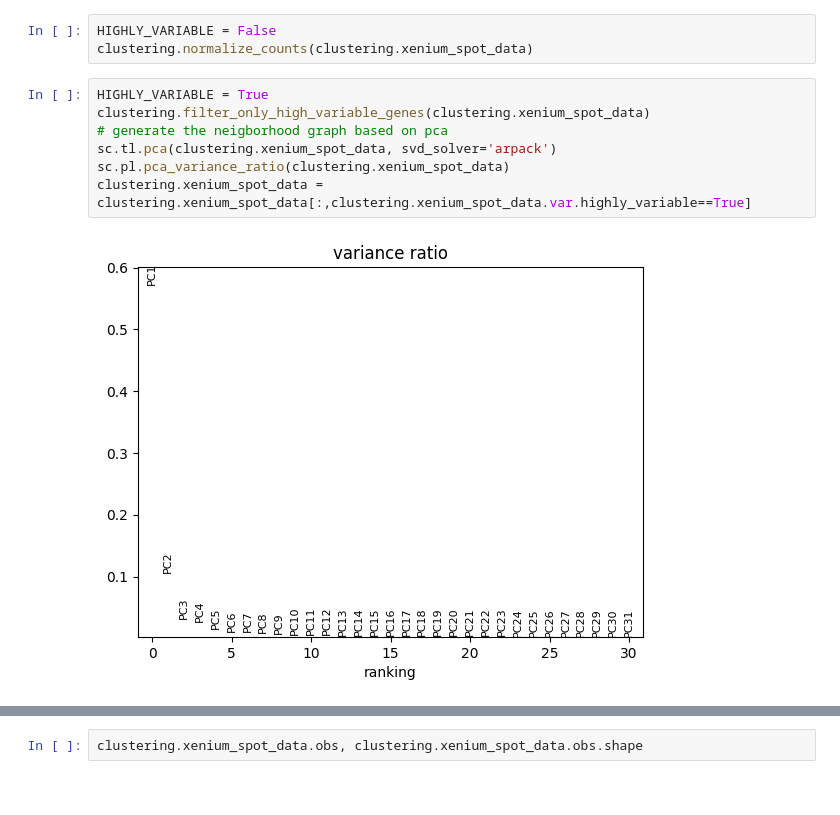
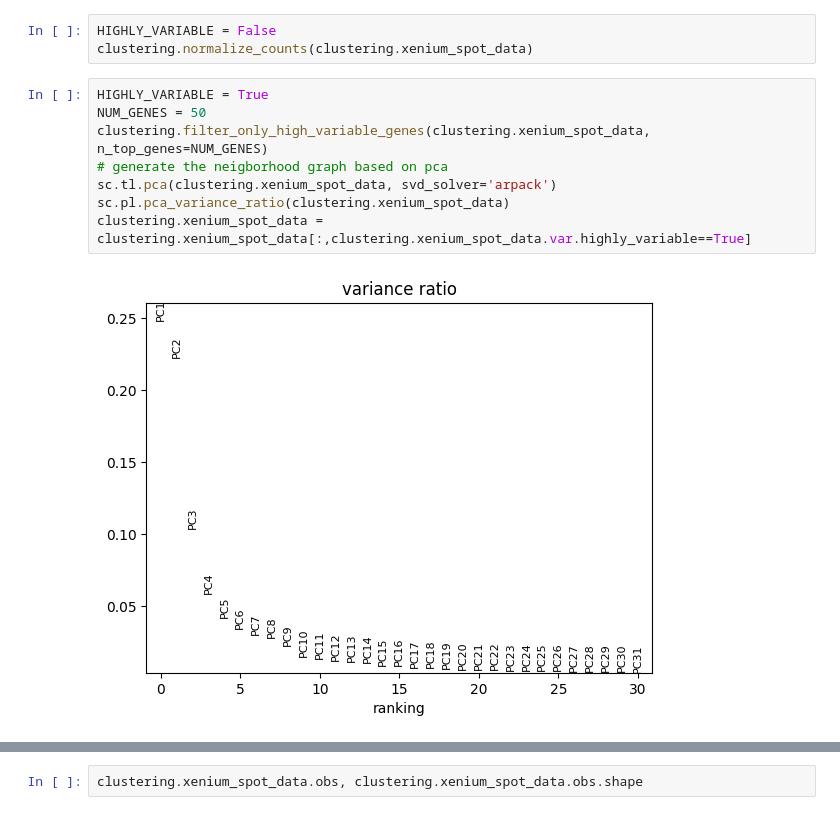
Before and after one commit to prob-ml/XeniumCluster, a Jupyter notebook: texture_smaller_spot_size.ipynb, the cells around one changed output, grey strips where cells are left out. Saved outputs shown, nothing was run; the diff lists cells and outputs as text.

```diff
--- a/texture_smaller_spot_size.ipynb
+++ b/texture_smaller_spot_size.ipynb
@@ -43,13 +43,14 @@ HIGHLY_VARIABLE = False
 clustering.normalize_counts(clustering.xenium_spot_data)
 # %%
 HIGHLY_VARIABLE = True
-clustering.filter_only_high_variable_genes(clustering.xenium_spot_data)
+NUM_GENES = 50
+clustering.filter_only_high_variable_genes(clustering.xenium_spot_data, n_top_genes=NUM_GENES)
 # generate the neigborhood graph based on pca
 sc.tl.pca(clustering.xenium_spot_data, svd_solver='arpack')
 sc.pl.pca_variance_ratio(clustering.xenium_spot_data)
 clustering.xenium_spot_data = clustering.xenium_spot_data[:,clustering.xenium_spot_data.var.highly_variable==True]
 # %% [output]
-[figure, old version]
+[figure, new version]
 # %%
 clustering.xenium_spot_data.var, clustering.xenium_spot_data.var.shape
 # %% [output]
```
Also changed, not shown: parts of 17 cells of this notebook, 8 other files.
